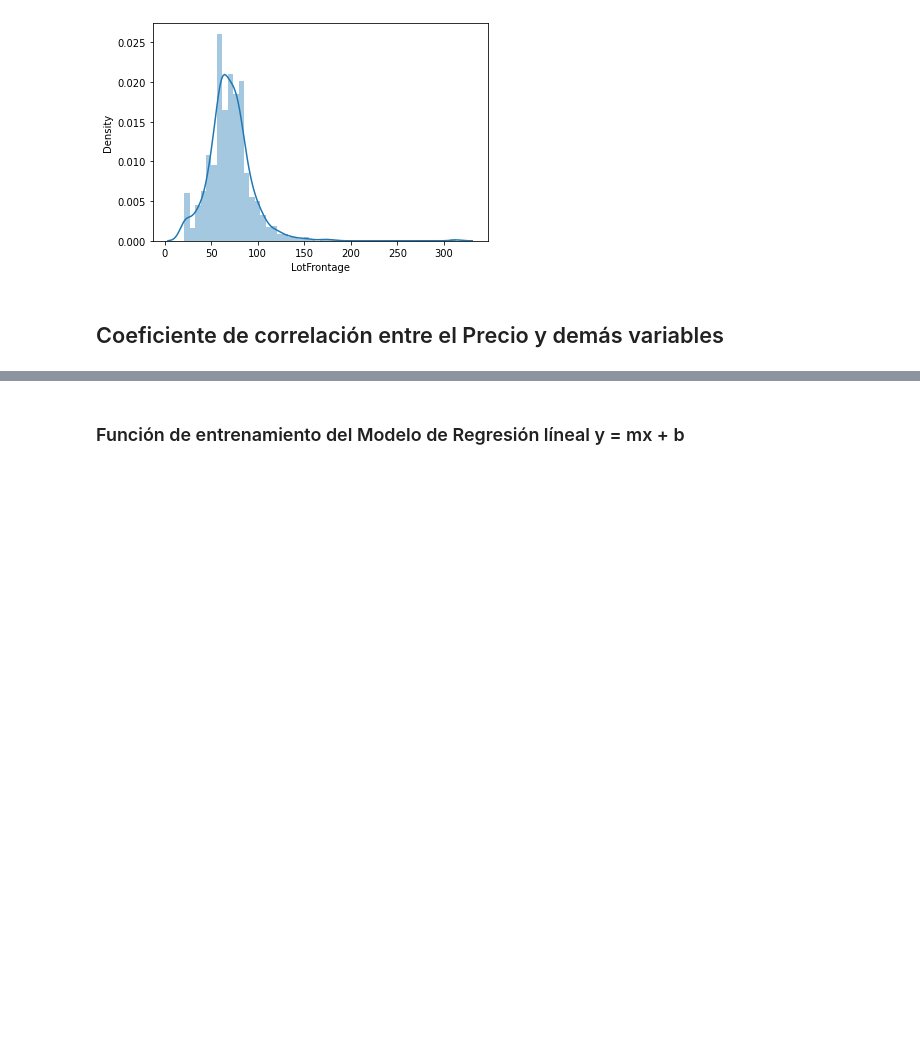
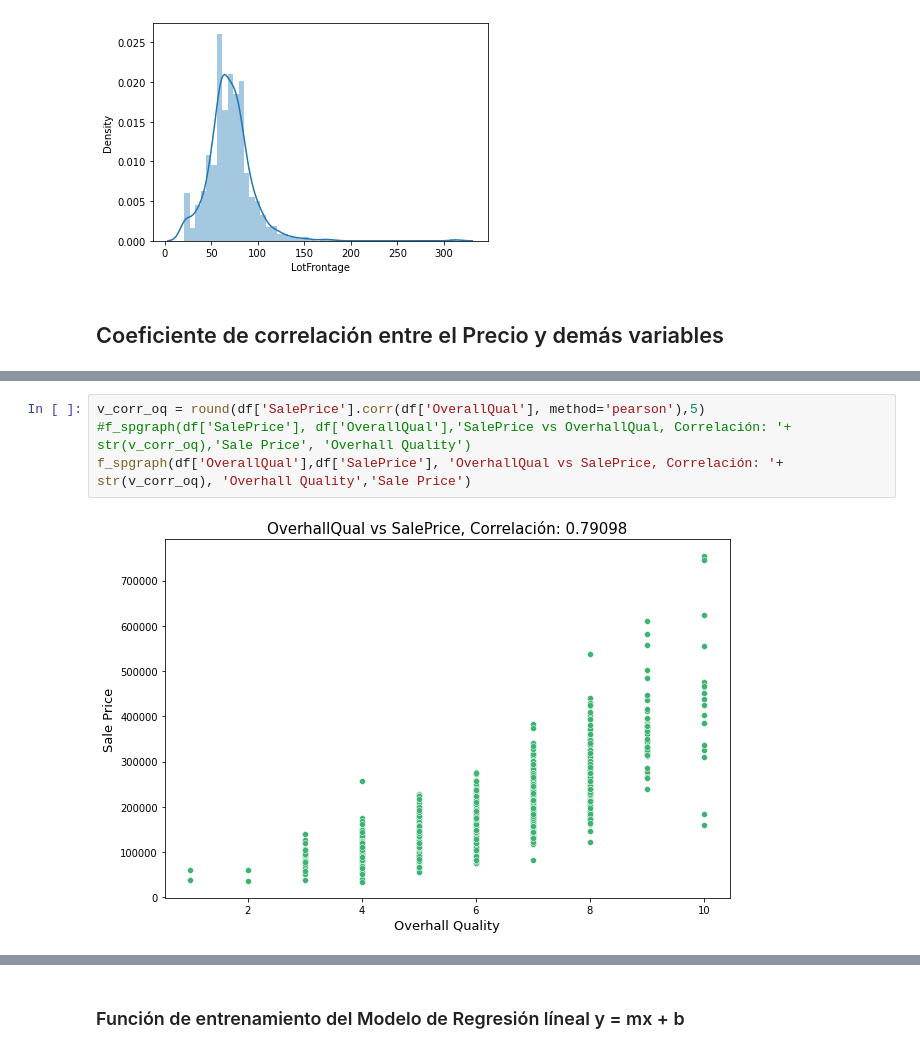
Before and after one commit to leasgithub/DSPython, a Jupyter notebook: ProyectoFinalPredicciónDePreciosDeCasas.ipynb, the cells around one changed output, grey strips where cells are left out. Drawn from its saved outputs; the diff is of its cells as text; blank space fills up the shorter version.

```diff
--- a/ProyectoFinalPredicciónDePreciosDeCasas.ipynb
+++ b/ProyectoFinalPredicciónDePreciosDeCasas.ipynb
@@ -110,0 +85,6 @@ f_spgraph(df['SalePrice'], df['LotFrontage'],'SalePrice vs LotFrontage, Correlac
+# %%
+v_corr_oq = round(df['SalePrice'].corr(df['OverallQual'], method='pearson'),5)
+#f_spgraph(df['SalePrice'], df['OverallQual'],'SalePrice vs OverhallQual, Correlación: '+ str(v_corr_oq),'Sale Price', 'Overhall Quality')
+f_spgraph(df['OverallQual'],df['SalePrice'], 'OverhallQual vs SalePrice, Correlación: '+ str(v_corr_oq), 'Overhall Quality','Sale Price')
+# %% [output]
+[figure, added]
```
Also changed, not shown: parts of 18 cells of this notebook.
